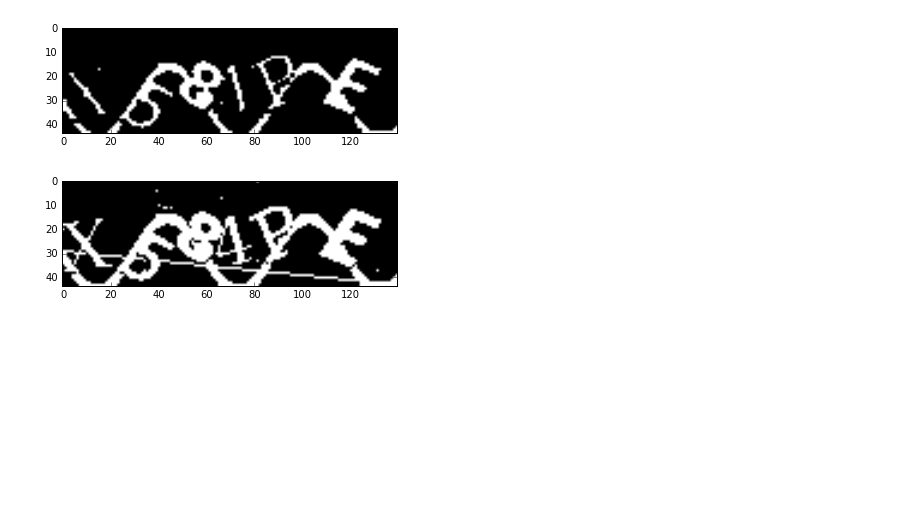
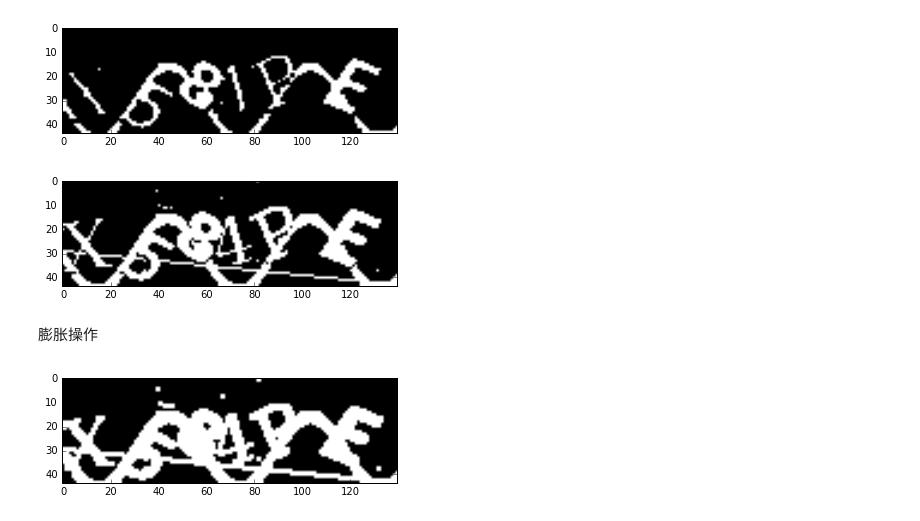
Before and after one commit to justttry/verificationCode, a Jupyter notebook: 图像处理改进.ipynb, the cells around one changed output. Cells and saved outputs as stored; diff of their text form; code cells hidden in the pictures; blank space fills up the shorter version.

```diff
--- a/图像处理改进.ipynb
+++ b/图像处理改进.ipynb
@@ -205,3 +205,11 @@ erosion = cv2.erode(grayimg_inv_b,kernel,iterations = 1)
 imshow(erosion, 'gray')
 # %% [output]
 [figure]
+# %% [markdown]
+膨胀操作
+# %%
+kernel = np.ones((2,2),np.uint8)
+dilation = cv2.dilate(grayimg_inv_b,kernel,iterations = 1)
+imshow(dilation, 'gray')
+# %% [output]
+[figure, added]
```
Also changed, not shown: parts of 6 cells of this notebook.
